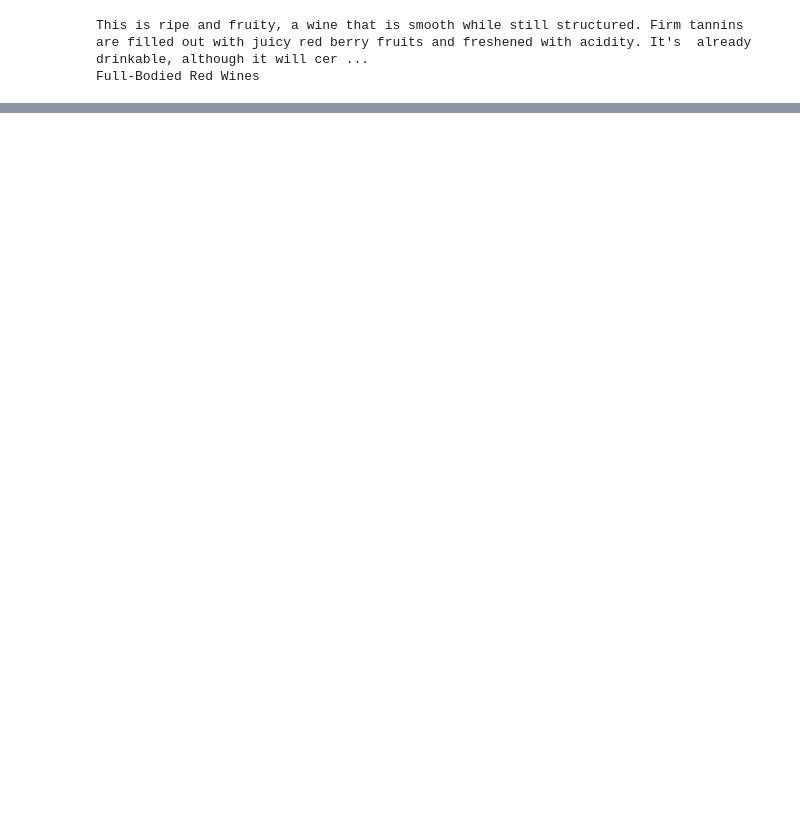
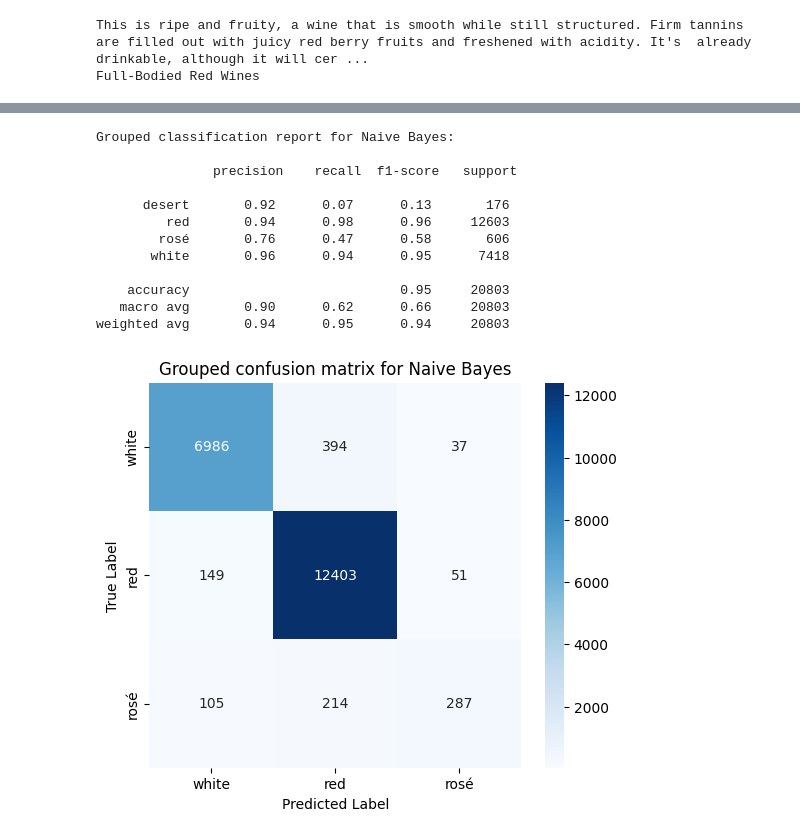
Before and after one commit to isidora00/ML_StudyBuddy, a Jupyter notebook: wine_reviews.ipynb, the cells around one changed output, grey strips where cells are left out. Cells and saved outputs as stored; diff of their text form; code cells hidden in the pictures; blank space fills up the shorter version.

```diff
--- a/wine_reviews.ipynb
+++ b/wine_reviews.ipynb
@@ -153,0 +291,27 @@ X_train_train, X_train_val, y_train_train, y_train_val = train_test_split(tfidf_
+# %%
+def print_grouped_report(true_values, pred_values, model):
+    grouped_wine_styles = {
+        "white" : ["Champagne & Sparkling Wines","Light-Bodied White Wines", "Aromatic White Wines", "Full-Bodied White Wines"],
+        "red"   : ["Light-Bodied Red Wines", "Medium-Bodied Red Wines", "Full-Bodied Red Wines"],
+        "rosé"  : ["Rosé Wines"],
+        "desert": ["Dessert & Fortified Wines"]
+    }
+
+    inverted_wine_styles = {wine: group for group, wines in grouped_wine_styles.items() for wine in wines}
+
+    y_train_val_grouped = [inverted_wine_styles[style] for style in true_values]
+    y_pred_grouped = [inverted_wine_styles[style] for style in pred_values]
+
+    grouped_order = list(grouped_wine_styles.keys())[:3]
+
+    class_report = classification_report(y_train_val_grouped, y_pred_grouped)
+    print(f"Grouped classification report for {model}:\n\n", class_report)
+
+    conf_matrix = confusion_matrix(y_train_val_grouped, y_pred_grouped, labels=grouped_order)
+
+    plt.figure(figsize=(6, 5))
+    sb.heatmap(conf_matrix, annot=True, fmt='d', cmap='Blues', xticklabels=grouped_order, yticklabels=grouped_order)
+    plt.title(f'Grouped confusion matrix for {model}')
+    plt.ylabel('True Label')
+    plt.xlabel('Predicted Label')
+    plt.show()
@@ -245,0 +352,16 @@ Name: Rosé Wines, dtype: float64
+# %%
+print_grouped_report(y_train_val,y_pred,"Naive Bayes")
+# %% [output]
+Grouped classification report for Naive Bayes:
+
+               precision    recall  f1-score   support
+
+      desert       0.92      0.07      0.13       176
+         red       0.94      0.98      0.96     12603
+        rosé       0.76      0.47      0.58       606
+       white       0.96      0.94      0.95      7418
+
+    accuracy                           0.95     20803
+   macro avg       0.90      0.62      0.66     20803
+weighted avg       0.94      0.95      0.94     20803
+[figure, added]
```
Also changed, not shown: parts of 46 cells of this notebook, 3 other files.
